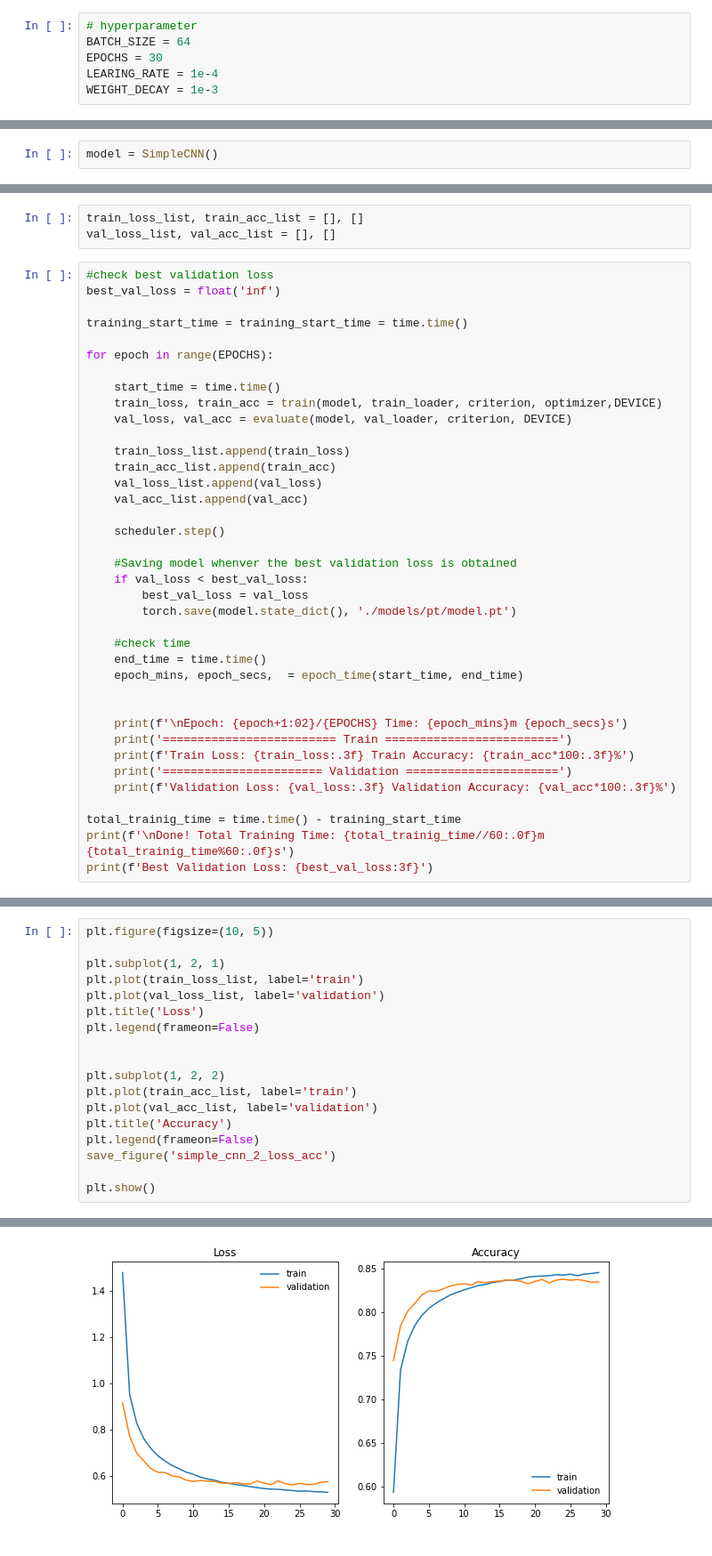
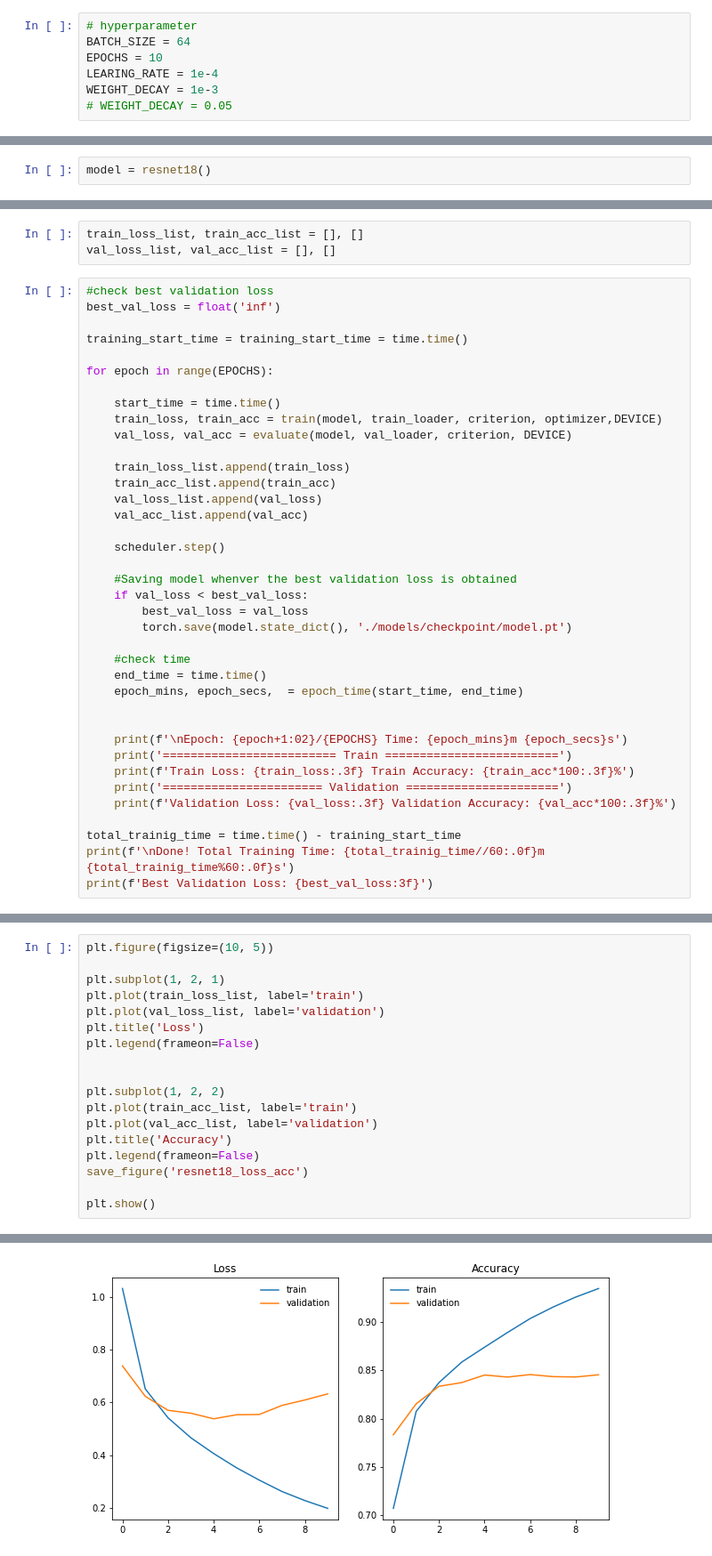
Before and after one commit to watchstep/draw9, a Jupyter notebook: model/main.ipynb, the cells around one changed output, grey strips where cells are left out. Shown: that part at 89% size. Drawn from its saved outputs; the diff is of its cells as text.

```diff
--- a/model/main.ipynb
+++ b/model/main.ipynb
@@ -54,7 +54,8 @@ Using Pytorch version :  1.12.1 DEVICE :  cuda
 # %%
 # hyperparameter
 BATCH_SIZE = 64
-EPOCHS = 30
+EPOCHS = 10
 LEARING_RATE = 1e-4
 WEIGHT_DECAY = 1e-3
+# WEIGHT_DECAY = 0.05
 # %% [markdown]
@@ -143,7 +143,7 @@ save figure:  quickdraw_visualization
 # %% [markdown]
 ## Model
 # %%
-model = SimpleCNN()
+model = resnet18()
 # %%
 model = model.to(DEVICE)
 summary(model, input_size=(1, 28, 28))
@@ -197,7 +197,7 @@ for epoch in range(EPOCHS):
     #Saving model whenver the best validation loss is obtained
     if val_loss < best_val_loss:
         best_val_loss = val_loss
-        torch.save(model.state_dict(), './models/pt/model.pt')
+        torch.save(model.state_dict(), './models/checkpoint/model.pt')
 
     #check time
     end_time = time.time()
@@ -246,7 +246,7 @@ plt.plot(train_acc_list, label='train')
 plt.plot(val_acc_list, label='validation')
 plt.title('Accuracy')
 plt.legend(frameon=False)
-save_figure('simple_cnn_2_loss_acc')
+save_figure('resnet18_loss_acc')
 
 plt.show()
 # %% [output]
@@ -254 +254 @@ save figure:  simple_cnn_2_loss_acc
-[figure, old version]
+[figure, new version]
```
Also changed, not shown: parts of 9 cells of this notebook, 20 other files.
